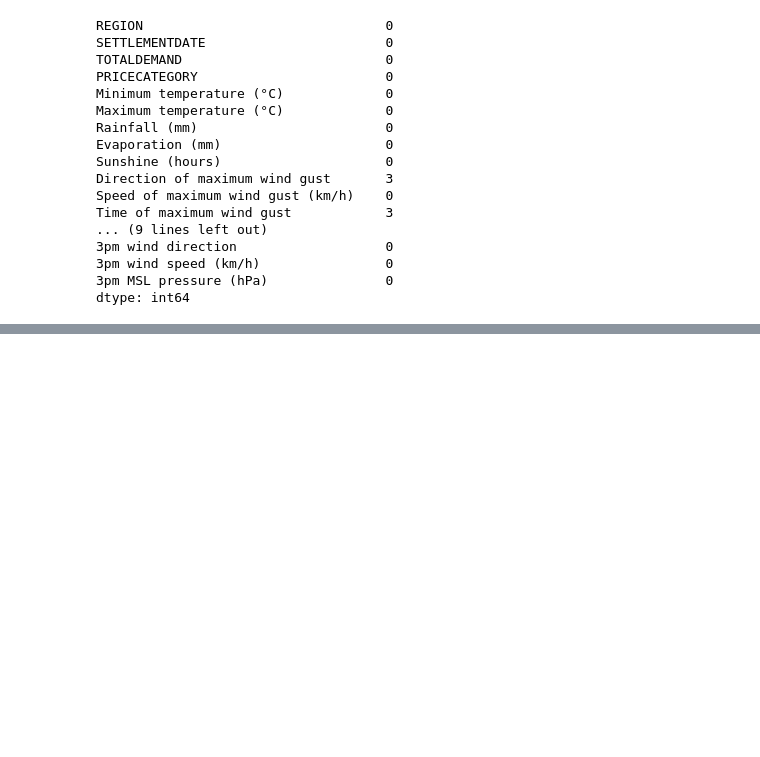
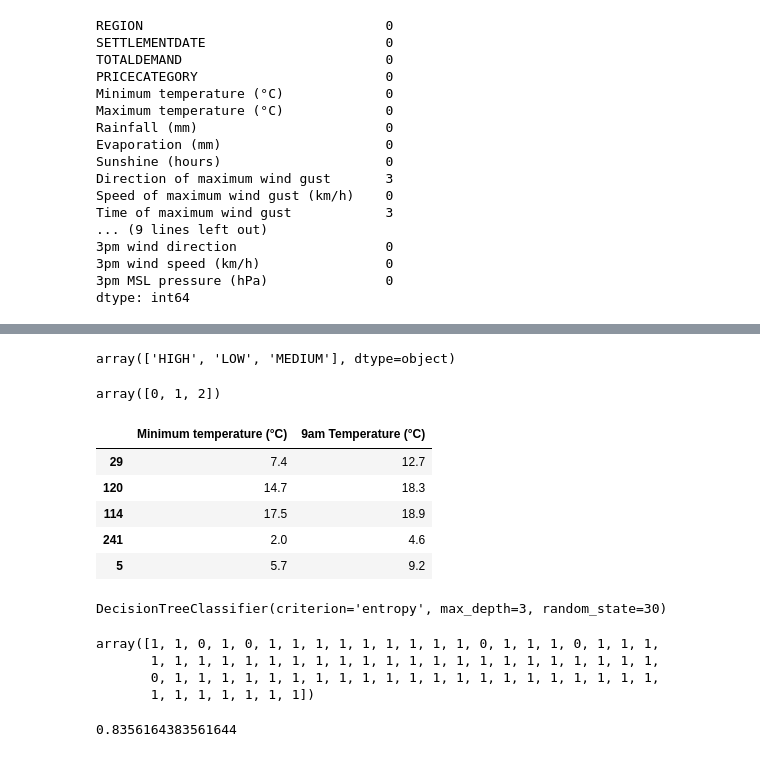
Before and after one commit to SebrinaX/Group8_Assignment2, a Jupyter notebook: Assignment 2 Group 8 Report.ipynb, the cells around one changed output, grey strips where cells are left out. Cells and saved outputs as stored; diff of their text form; code cells hidden in the pictures; blank space fills up the shorter version.

```diff
--- a/Assignment 2 Group 8 Report.ipynb
+++ b/Assignment 2 Group 8 Report.ipynb
@@ -371,0 +296,66 @@ are most valuable for predicting energy usage/price?<b>
+# %%
+# Step 1: Examine target variable (i.e. price)
+np.unique(df['PRICECATEGORY'])
+# %% [output]
+array(['HIGH', 'LOW', 'MEDIUM'], dtype=object)
+# %%
+# convert object type target variable to the numerical type values
+
+mapper = {'LOW': 0, 'MEDIUM': 1, 'HIGH': 2}
+df['new_price_category'] = df['PRICECATEGORY'].map(mapper)
+np.unique(df['new_price_category'])
+# %% [output]
+array([0, 1, 2])
+# %%
+# Step 2: Select predictor variables. We used all of the attributes, except for ones that have null values
+# or have object/string type values. After trying different combinations of variables,
+# we found the 'Minimum Temperature' and '9am Temperature' combination generated the higest accuracy score
+
+Y = df['new_price_category']
+X = df[['Minimum temperature (°C)', '9am Temperature (°C)']]
+# %%
+# Step 3: Split the dataset into training and test subsets
+
+X_train, X_test, y_train, y_test = train_test_split(X, # features
+                                                    Y, # class label
+                                                    train_size=0.7, # proportion to use for train
+                                                    test_size=0.3, # proportion to use for test
+                                                    random_state=42 # the random state is fixed to 42
+                                                   )
+
+X_train.head()
+# %% [output]
+|  | Minimum temperature (°C) | 9am Temperature (°C) |
+| 29 | 7.4 | 12.7 |
+| 120 | 14.7 | 18.3 |
+| 114 | 17.5 | 18.9 |
+| 241 | 2.0 | 4.6 |
+| 5 | 5.7 | 9.2 |
+# %%
+# Step 4: Create the decision tree
+
+# initialise the tree
+dt = DecisionTreeClassifier(criterion="entropy", # the criterion to split - we will use entropy
+                            random_state = 30, # the random state to run this at
+                            max_depth = 3 # the depth of the tree
+                            )
+
+# fit it to the training dataset
+dt.fit(X_train, y_train)
+# %% [output]
+DecisionTreeClassifier(criterion='entropy', max_depth=3, random_state=30)
+# %%
+# assign y_pred to the predictions of the DT given the X_test
+y_pred = dt.predict(X_test)
+y_pred
+# %% [output]
+array([1, 1, 0, 1, 0, 1, 1, 1, 1, 1, 1, 1, 1, 1, 0, 1, 1, 1, 0, 1, 1, 1,
+       1, 1, 1, 1, 1, 1, 1, 1, 1, 1, 1, 1, 1, 1, 1, 1, 1, 1, 1, 1, 1, 1,
+       0, 1, 1, 1, 1, 1, 1, 1, 1, 1, 1, 1, 1, 1, 1, 1, 1, 1, 1, 1, 1, 1,
+       1, 1, 1, 1, 1, 1, 1])
+# %%
+# check the accuracy of the model
+
+accuracy_score(y_test, y_pred)
+# %% [output]
+0.8356164383561644
```
Also changed, not shown: parts of 62 cells of this notebook, 4 other files.
